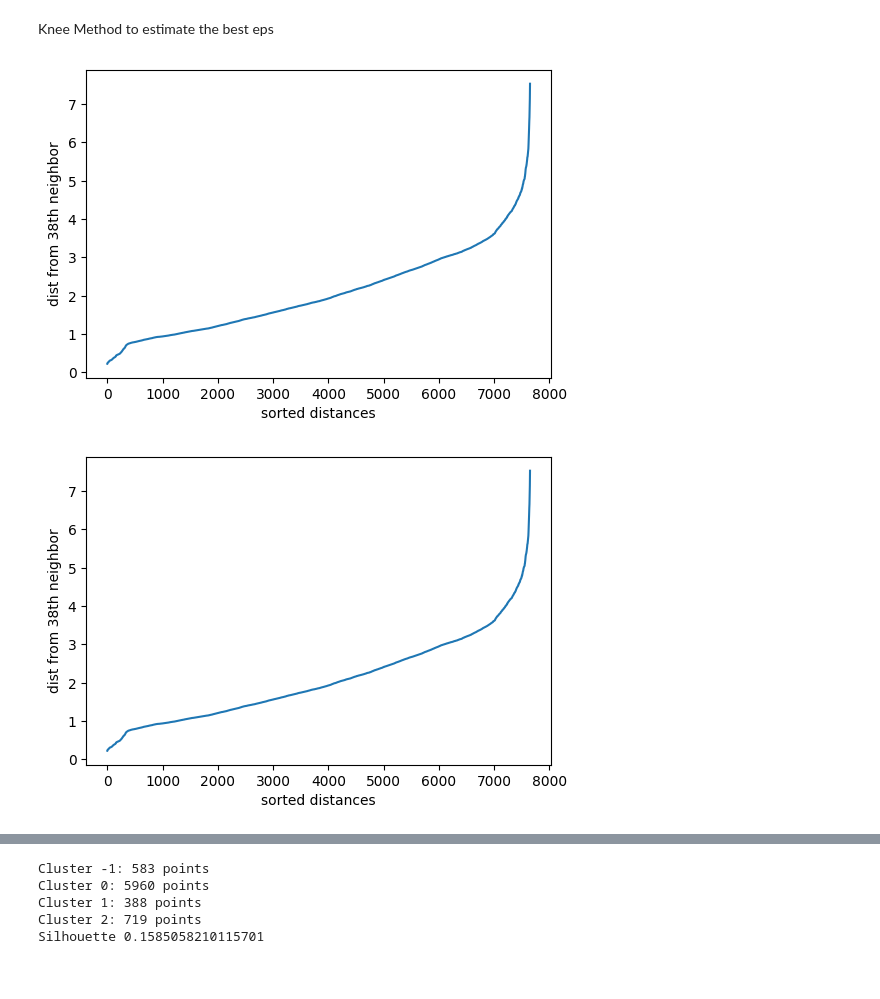
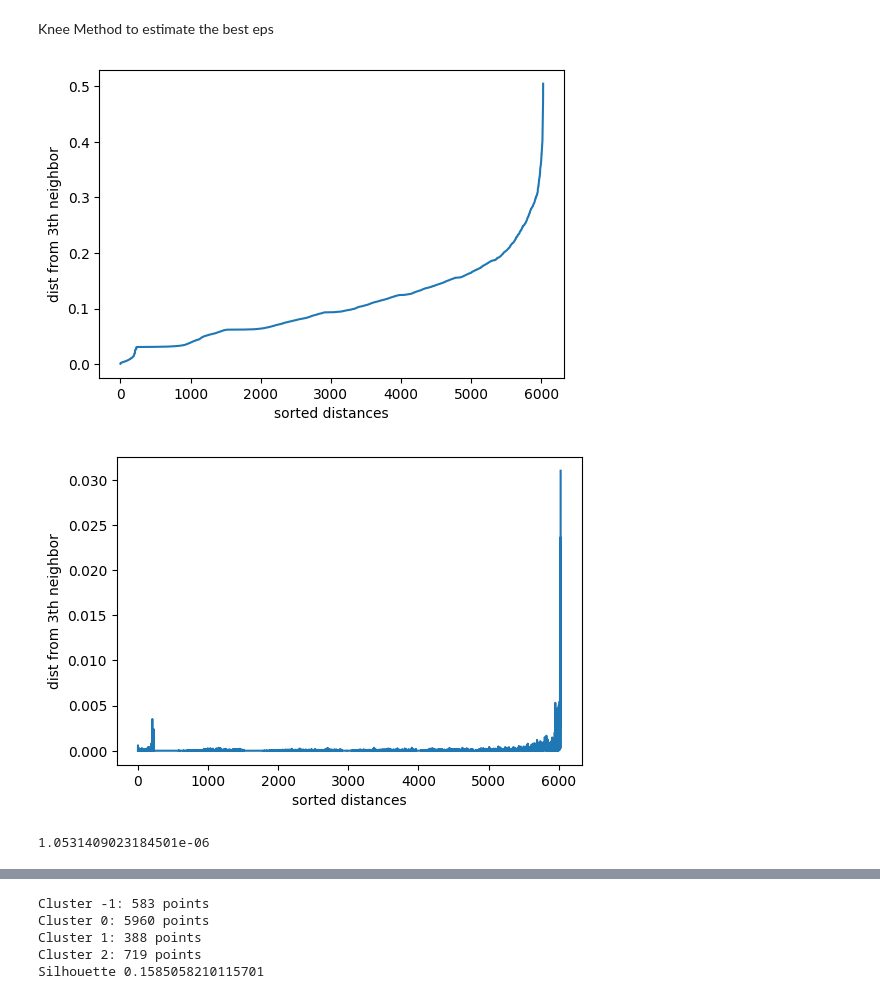
Before and after one commit to gentannipea/DataMining-2023, a Jupyter notebook: notebooks/claudia/Clustering_dbscan.ipynb, the cells around one changed output, grey strips where cells are left out. Cells and saved outputs as stored; diff of their text form; code cells hidden in the pictures.

```diff
--- a/notebooks/claudia/Clustering_dbscan.ipynb
+++ b/notebooks/claudia/Clustering_dbscan.ipynb
@@ -565,56 +663,40 @@ Index(['latitude', 'min_age_participants', 'n_killed', 'timestamp'], dtype='obje
 # %% [markdown]
 Knee Method to estimate the best eps
 # %%
-k = 38
+k = 3
 
-dist = pdist(df_orig_s, 'euclidean')
+dist = pdist(scaled_dataframes[0], 'euclidean')
 dist = squareform(dist)
 
 kth_distances = list()
 for d in dist:
     index_kth_distance = np.argsort(d)[k]
     kth_distances.append(d[index_kth_distance])
-
-kth_dist_mean = np.mean(kth_distances)
-if kth_dist_mean > 5:
-    to_check = np.arange(kth_dist_mean-5, kth_dist_mean+5.5, 0.5)
-else:
-    to_check = np.arange(0.1, kth_dist_mean+5.5, 0.5)
+kth_distances_df = pd.DataFrame(kth_distances)
+kth_distances_df = kth_distances_df.rolling(window=1).mean()
+kth_distancess = kth_distances_df.values.tolist()
+sorted_kth_distances = sorted(kth_distancess)
 
 plt.figure(figsize=(6, 4))
-plt.plot(range(0, len(kth_distances)), sorted(kth_distances))
+plt.plot(range(0, len(kth_distancess)), sorted_kth_distances)
 plt.ylabel(f'dist from {k}th neighbor', fontsize=10)
 plt.xlabel('sorted distances', fontsize=10)
 plt.tick_params(axis='both', which='major', labelsize=10)
 plt.show()
-
-models_orig = []
-for eps in to_check:
-    dbscan = DBSCAN(eps=eps, min_samples=k)
-    dbscan.fit(df_orig_s)
-    models_orig.append(dbscan)
 # %% [output]
-[figure, old version]
+[figure, new version]
 # %%
-k = 38
-
-dist = pdist(df_orig_s, 'euclidean')
-dist = squareform(dist)
-
-kth_distances = list()
-for d in dist:
-    index_kth_distance = np.argsort(d)[k]
-    kth_distances.append(d[index_kth_distance])
-kth_distances_df = pd.DataFrame(kth_distances)
-kth_distances_df = kth_distances_df.rolling(window=1).mean()
-kth_distancess = kth_distances_df.values.tolist()
-sorted_kth_distances = sorted(kth_distancess)
+sorted_kth_distances_ = [x[0] for x in sorted_kth_distances[2:]]
+secnd_grad = np.diff(sorted_kth_distances_, n=1)
 
 plt.figure(figsize=(6, 4))
-plt.plot(range(0, len(kth_distancess)), sorted_kth_distances)
+plt.plot(range(3, len(kth_distancess)), secnd_grad)
 plt.ylabel(f'dist from {k}th neighbor', fontsize=10)
 plt.xlabel('sorted distances', fontsize=10)
 plt.tick_params(axis='both', which='major', labelsize=10)
 plt.show()
+
+print(secnd_grad[5500])
 # %% [output]
-[figure, old version]
+[figure, new version]
+1.0531409023184501e-06
```
Also changed, not shown: parts of 20 cells of this notebook.
